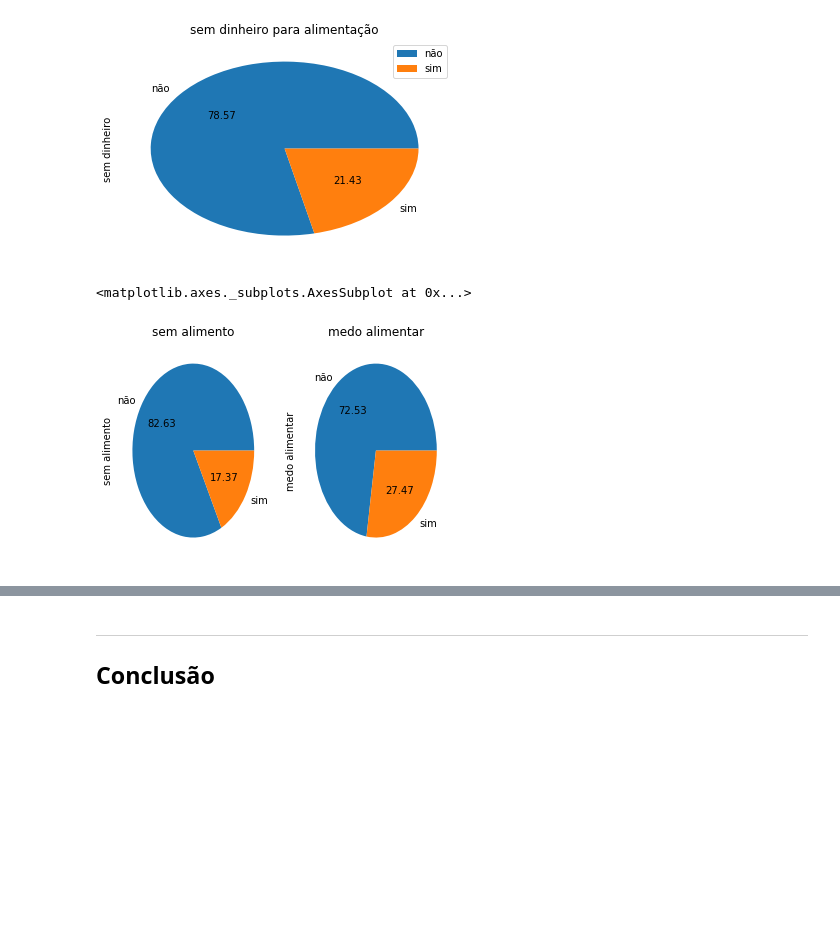
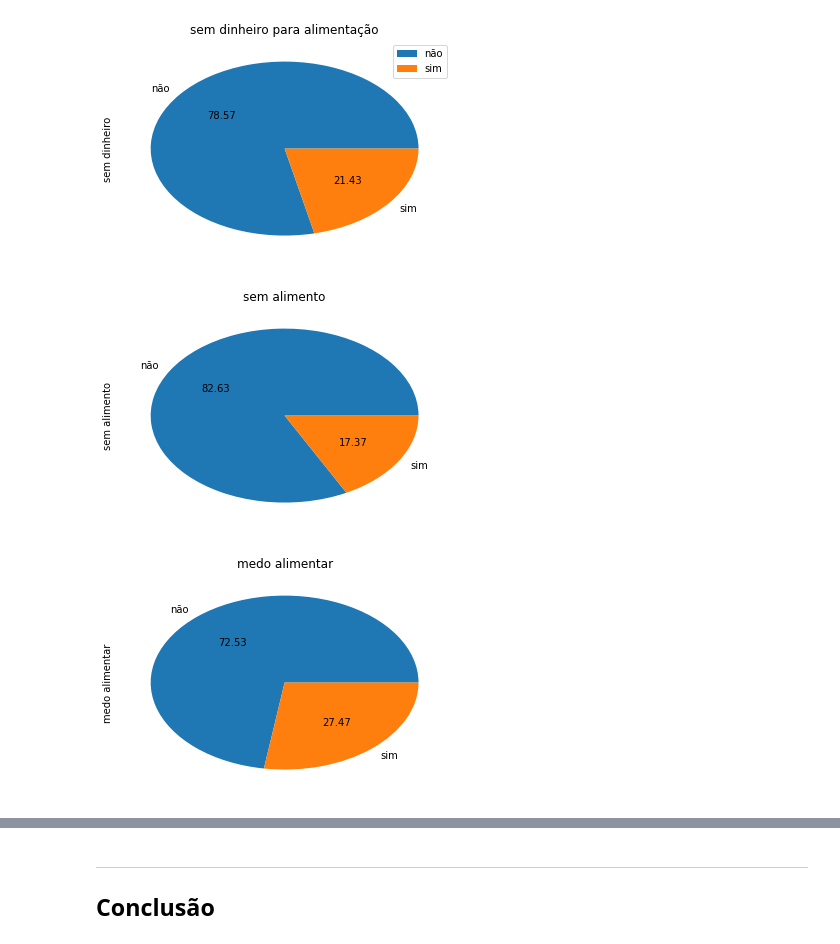
Before and after one commit to joaopmjm/CD, a Jupyter notebook: Projeto1 Layout1.ipynb, the cells around one changed output, grey strips where cells are left out. Saved outputs shown, nothing was run; the diff lists cells and outputs as text; code cells hidden in the pictures; blank space fills up the shorter version.

```diff
--- a/Projeto1 Layout1.ipynb
+++ b/Projeto1 Layout1.ipynb
@@ -86,10 +83,9 @@ defe['sem dinheiro'].value_counts().plot(kind='pie',autopct="%0.2f",title = 'sem
 <matplotlib.axes._subplots.AxesSubplot at 0x...>
 [figure]
 # %%
-plt.subplot(121)
-defe['sem alimento'].value_counts().plot(kind='pie',autopct="%0.2f",title = 'sem alimento', legend = False)
-plt.subplot(122)
-defe['medo alimentar'].value_counts().plot(kind='pie',autopct="%0.2f",title = 'medo alimentar', legend=False)
+plot = defe['sem alimento'].value_counts().plot(kind='pie',autopct="%0.2f",title = 'sem alimento', legend = False)
+plt.show()
+plot = defe['medo alimentar'].value_counts().plot(kind='pie',autopct="%0.2f",title = 'medo alimentar', legend=False)
 # %% [output]
-<matplotlib.axes._subplots.AxesSubplot at 0x...>
-[figure, old version]
+[figure, new version]
+[figure, added]
```
Also changed, not shown: parts of 10 cells of this notebook, 1 other file.
